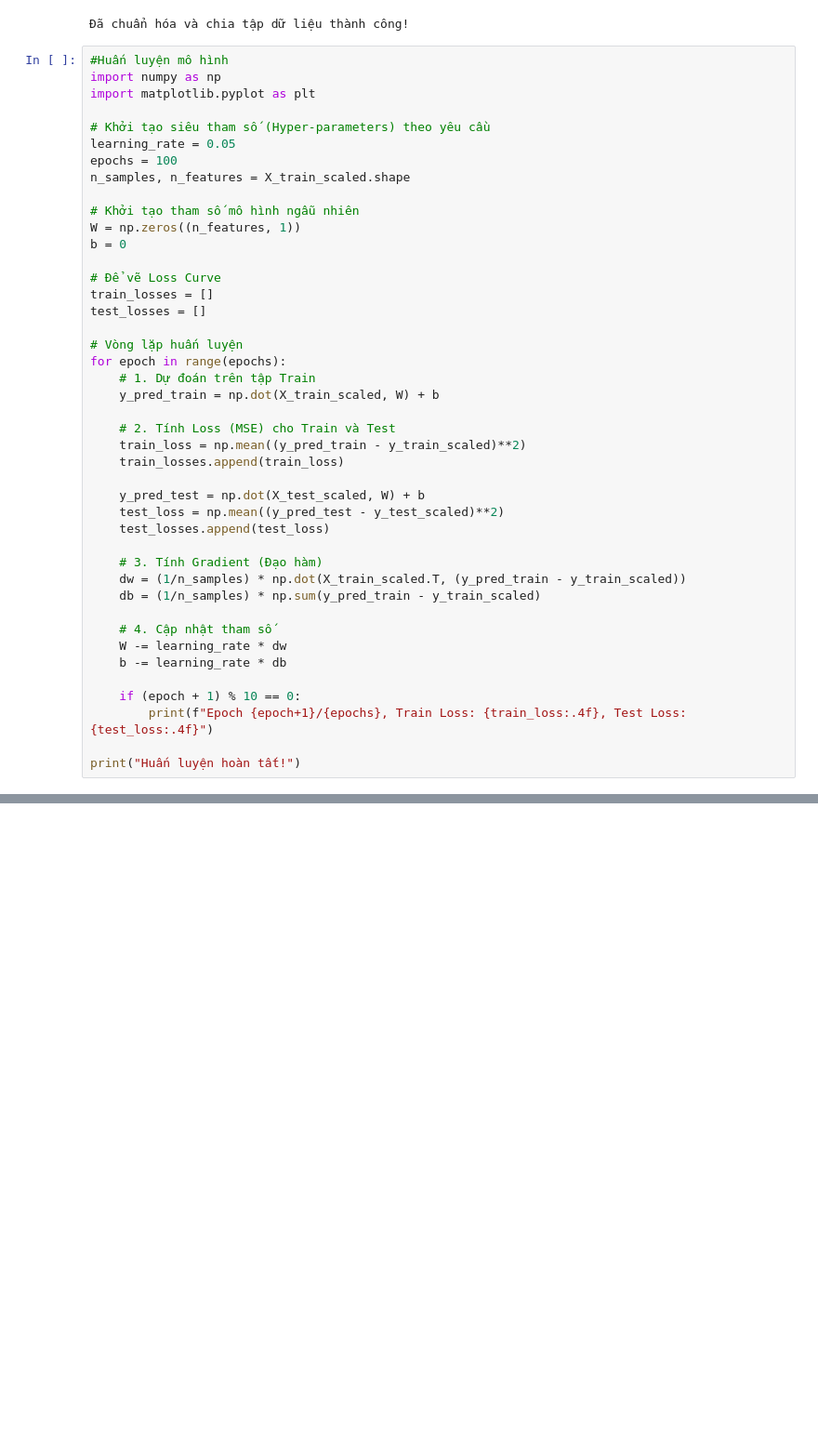
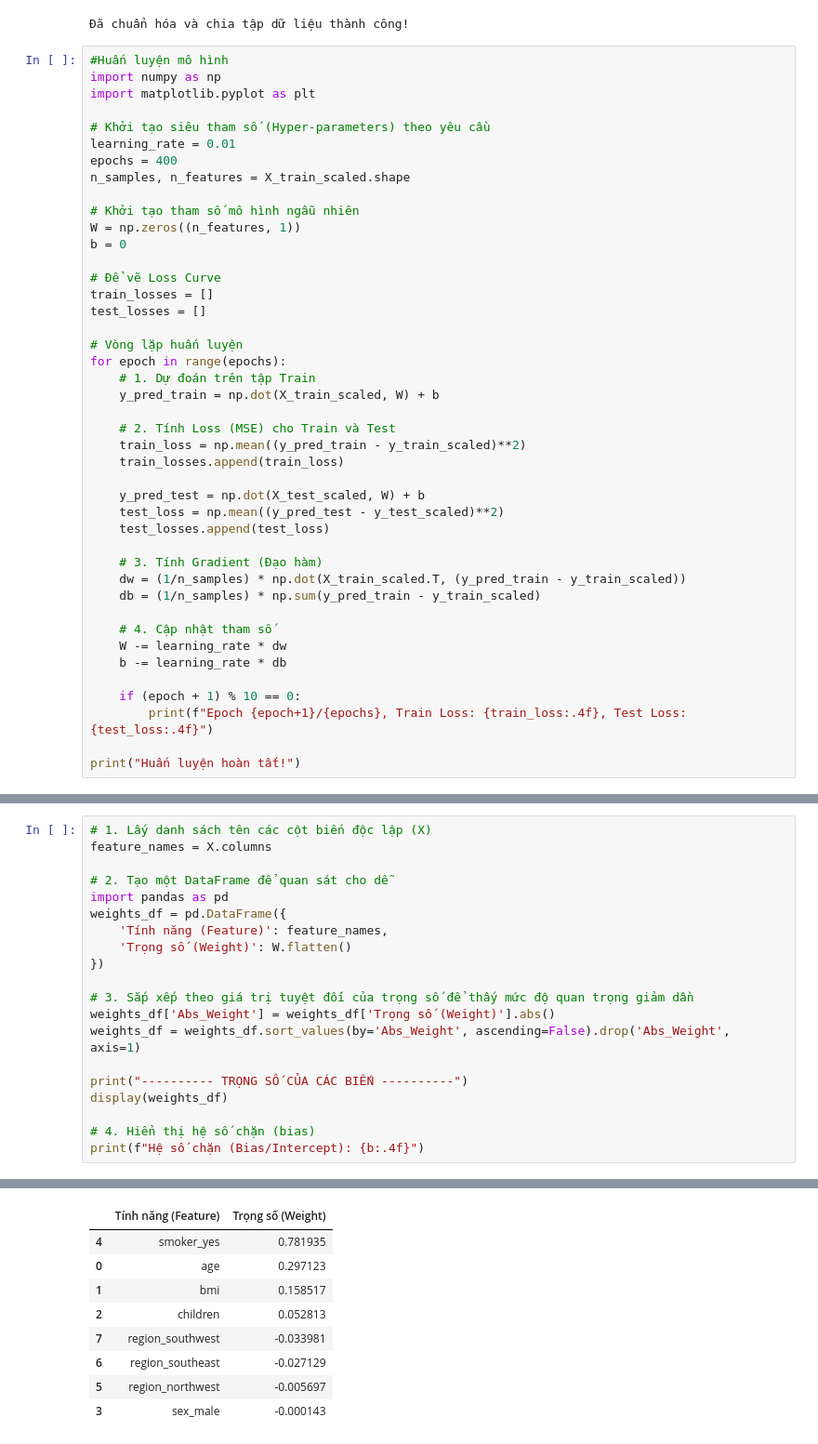
Before and after one commit to thuynguyenhuit/hocsau, a Jupyter notebook: Linear_Insurance.ipynb, the cells around one changed output, grey strips where cells are left out. Shown at 93% size. Saved outputs shown, nothing was run; the diff lists cells and outputs as text; blank space fills up the shorter version.

```diff
--- a/Linear_Insurance.ipynb
+++ b/Linear_Insurance.ipynb
@@ -232,8 +232,8 @@ import numpy as np
 import matplotlib.pyplot as plt
 
 # Khởi tạo siêu tham số (Hyper-parameters) theo yêu cầu
-learning_rate = 0.05
-epochs = 100
+learning_rate = 0.01
+epochs = 400
 n_samples, n_features = X_train_scaled.shape
 
 # Khởi tạo tham số mô hình ngẫu nhiên
@@ -451,0 +357,21 @@ plt.show()
+# %%
+# 1. Lấy danh sách tên các cột biến độc lập (X)
+feature_names = X.columns
+
+# 2. Tạo một DataFrame để quan sát cho dễ
+import pandas as pd
+weights_df = pd.DataFrame({
+    'Tính năng (Feature)': feature_names,
+    'Trọng số (Weight)': W.flatten()
+})
+
+# 3. Sắp xếp theo giá trị tuyệt đối của trọng số để thấy mức độ quan trọng giảm dần
+weights_df['Abs_Weight'] = weights_df['Trọng số (Weight)'].abs()
+weights_df = weights_df.sort_values(by='Abs_Weight', ascending=False).drop('Abs_Weight', axis=1)
+
+print("---------- TRỌNG SỐ CỦA CÁC BIẾN ----------")
+display(weights_df)
+
+# 4. Hiển thị hệ số chặn (bias)
+print(f"Hệ số chặn (Bias/Intercept): {b:.4f}")
+# %% [output]
@@ -451,0 +379,9 @@ plt.show()
+|  | Tính năng (Feature) | Trọng số (Weight) |
+| 4 | smoker_yes | 0.781935 |
+| 0 | age | 0.297123 |
+| 1 | bmi | 0.158517 |
+| 2 | children | 0.052813 |
+| 7 | region_southwest | -0.033981 |
+| 6 | region_southeast | -0.027129 |
+| 5 | region_northwest | -0.005697 |
+| 3 | sex_male | -0.000143 |
```
Also changed, not shown: parts of 8 cells of this notebook.
